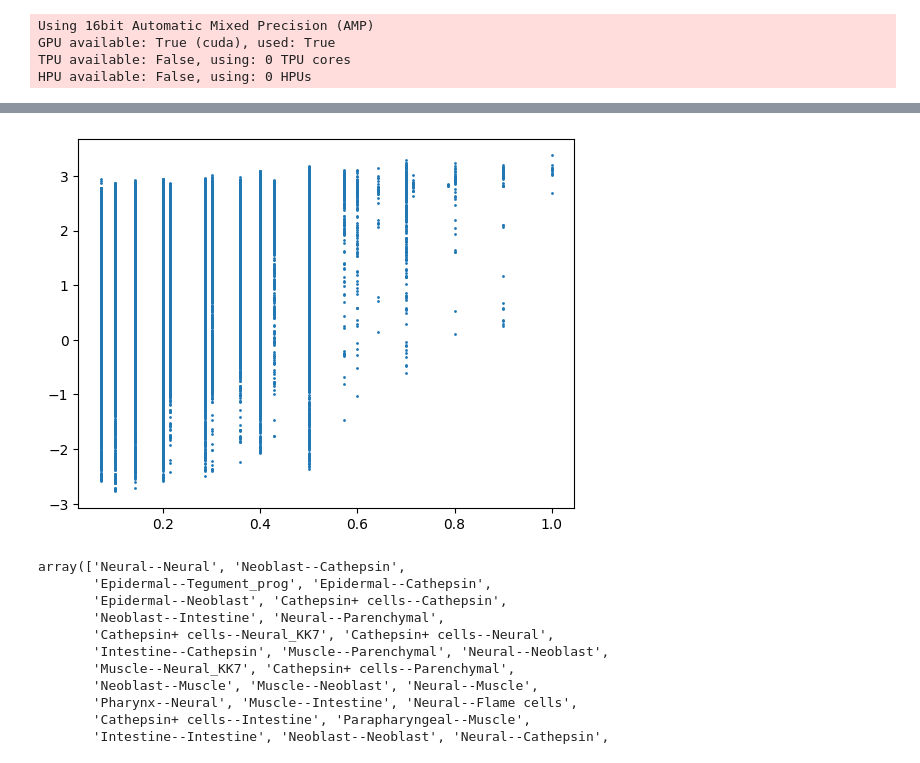
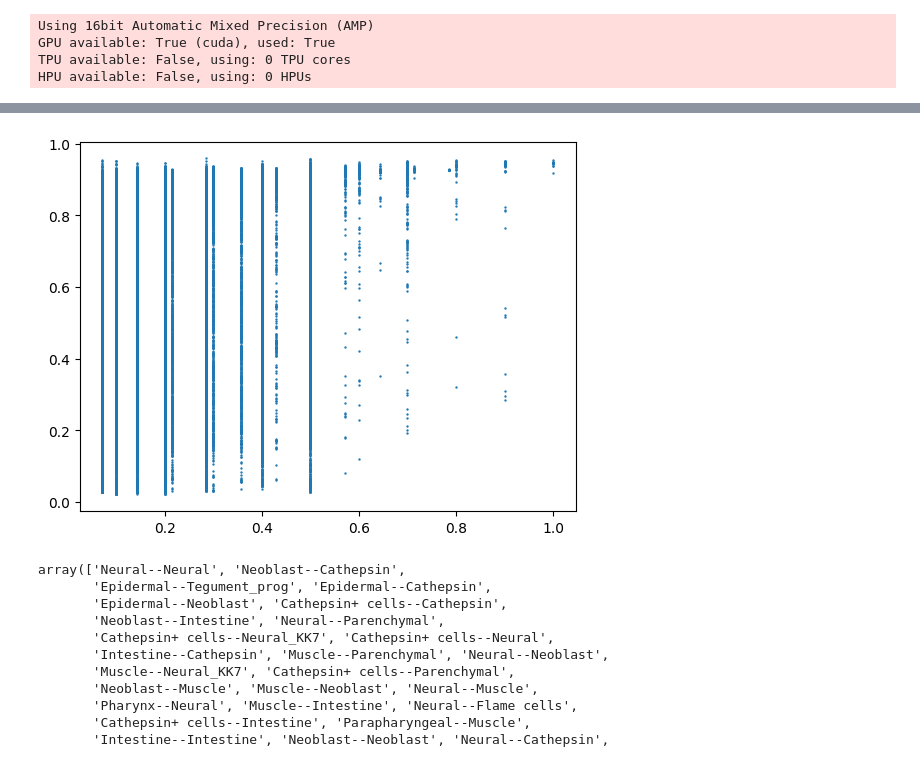
Before and after one commit to atarashansky/cross-species-vae, a Jupyter notebook: vae.ipynb, the cells around one changed output, grey strips where cells are left out. Drawn from its saved outputs; the diff is of its cells as text; code cells hidden in the pictures.

```diff
--- a/vae.ipynb
+++ b/vae.ipynb
@@ -246,7 +246,7 @@ model = CrossSpeciesVAE(
 early_stopping = EarlyStopping(
     monitor='val_loss',
     min_delta=0.0,
-    patience=20,
+    patience=30,
     verbose=True,
     mode='min'
 )
@@ -255,7 +255,7 @@ early_stopping = EarlyStopping(
 trainer = pl.Trainer(
     accelerator="gpu",
     devices=1,
-    max_epochs=100*3,
+    max_epochs=400,
     precision='16-mixed',
     gradient_clip_val=model.gradient_clip_val,
     gradient_clip_algorithm="norm",
@@ -390,8 +434,8 @@ for i, adata in enumerate([adata1, adata2, adata3]):
     a = x.var(0)/mu
     b = adata.var['weights'].values
 
-    # plt.figure(); plt.scatter(a,b,s=1);
-    # plt.figure(); plt.scatter(x.var(0),adata.X.toarray().var(0),s=1);
+    plt.figure(); plt.scatter(a,b,s=1);
+    plt.figure(); plt.scatter(x.var(0),adata.X.toarray().var(0),s=1);
     print(i)
     print('pearson',np.corrcoef(a,b)[0,1])
     print('spearman',spearmanr(a,b).statistic)
@@ -408,14 +458,17 @@ spearman 0.8348853042660808
 # %%
+def sigmoid(z):
+    return 1/(1 + np.exp(-z))
+
 x=[]
 y=[]
 for i in range(len(set(s))):
     for j in range(i+1,len(set(s))):
         x.extend(homology_scores[i][j]/homology_scores[i][j].max())
         x.extend(homology_scores[j][i]/homology_scores[j][i].max())
-        y.extend(list(model.homology_scores[str(i)][str(j)].detach().cpu().numpy()))
-        y.extend(list(model.homology_scores[str(j)][str(i)].detach().cpu().numpy()))
+        y.extend(list(sigmoid(model.homology_scores[str(i)][str(j)].detach().cpu().numpy())))
+        y.extend(list(sigmoid(model.homology_scores[str(j)][str(i)].detach().cpu().numpy())))
 x=np.array(x)
 y=np.array(y)
-plt.figure(); plt.scatter(x,y,s=1);
+plt.figure(); plt.scatter(x,y,s=0.5);
 # %% [output]
-[figure, old version]
+[figure, new version]
```
Also changed, not shown: parts of 8 cells of this notebook, 1 other file.
